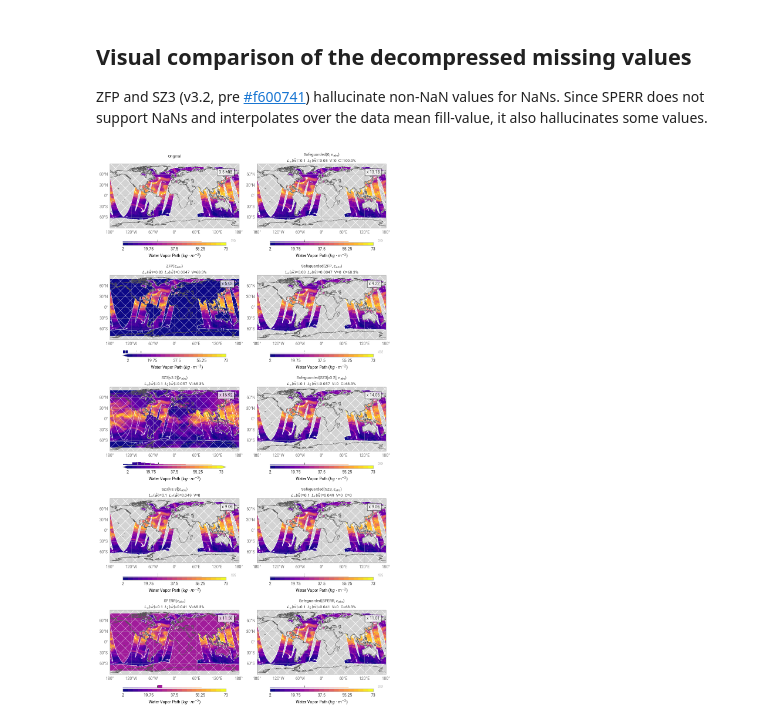
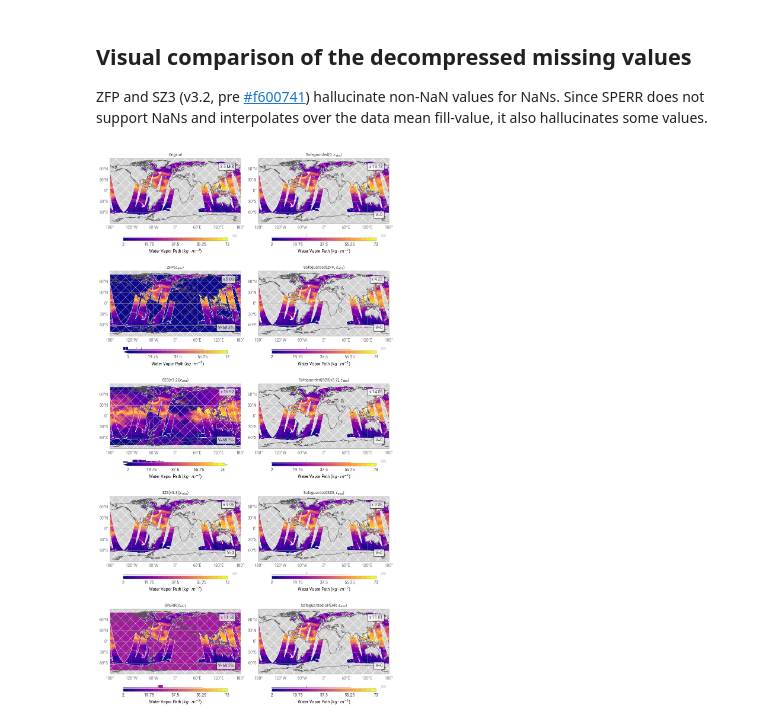
Before and after one commit to juntyr/compression-safeguards, a Jupyter notebook: examples/nan.ipynb, the cells around one changed output. Cells and saved outputs as stored; diff of their text form; code cells hidden in the pictures.

```diff
--- a/examples/nan.ipynb
+++ b/examples/nan.ipynb
@@ -425,7 +420,7 @@ plot_wvpa(
     fig.add_map(1, 0),
     r"ZFP($\epsilon_{{abs}}$)",
     eb_abs=eb_abs,
-    compressed=True,
+    error=True,
 )
 plot_wvpa(
     wvpa_sz3_2,
@@ -433,7 +428,7 @@ plot_wvpa(
     fig.add_map(2, 0),
     r"SZ3[v3.2]($\epsilon_{{abs}}$)",
     eb_abs=eb_abs,
-    compressed=True,
+    error=True,
 )
 plot_wvpa(
     wvpa_sz3_3,
@@ -441,7 +436,7 @@ plot_wvpa(
     fig.add_map(3, 0),
     r"SZ3[v3.3]($\epsilon_{{abs}}$)",
     eb_abs=eb_abs,
-    compressed=True,
+    error=True,
 )
 plot_wvpa(
     wvpa_sperr,
@@ -449,7 +444,7 @@ plot_wvpa(
     fig.add_map(4, 0),
     r"SPERR($\epsilon_{{abs}}$)",
     eb_abs=eb_abs,
-    compressed=True,
+    error=True,
 )
 
 plot_wvpa(
@@ -457,50 +452,45 @@ plot_wvpa(
     wvpa_sg_cr["zero"],
     fig.add_map(0, 1),
     r"Safeguarded(0, $\epsilon_{{abs}}$)",
-    compressed=True,
+    error=True,
     eb_abs=eb_abs,
-    corr=wvpa_zero,
 )
 plot_wvpa(
     wvpa_sg["zfp.rs"],
     wvpa_sg_cr["zfp.rs"],
     fig.add_map(1, 1),
     r"Safeguarded(ZFP, $\epsilon_{{abs}}$)",
-    compressed=True,
+    error=True,
     eb_abs=eb_abs,
-    corr=wvpa_zfp,
 )
 plot_wvpa(
     wvpa_sg["sz3.2.rs"],
     wvpa_sg_cr["sz3.2.rs"],
     fig.add_map(2, 1),
     r"Safeguarded(SZ3[v3.2], $\epsilon_{{abs}}$)",
-    compressed=True,
+    error=True,
     eb_abs=eb_abs,
-    corr=wvpa_sz3_2,
 )
 plot_wvpa(
     wvpa_sg["sz3.3.rs"],
     wvpa_sg_cr["sz3.3.rs"],
     fig.add_map(3, 1),
     r"Safeguarded(SZ3, $\epsilon_{{abs}}$)",
-    compressed=True,
+    error=True,
     eb_abs=eb_abs,
-    corr=wvpa_sz3_3,
 )
 plot_wvpa(
     wvpa_sg["sperr.rs"],
     wvpa_sg_cr["sperr.rs"],
     fig.add_map(4, 1),
     r"Safeguarded(SPERR, $\epsilon_{{abs}}$)",
-    compressed=True,
+    error=True,
     eb_abs=eb_abs,
-    corr=wvpa_sperr,
 )
 
 fig.save("nan.pdf")
 # %% [output]
-[figure, old version]
+[figure, new version]
 # %%
 wvpa_table = pd.concat(
     [
```
Also changed, not shown: parts of 4 cells of this notebook.
